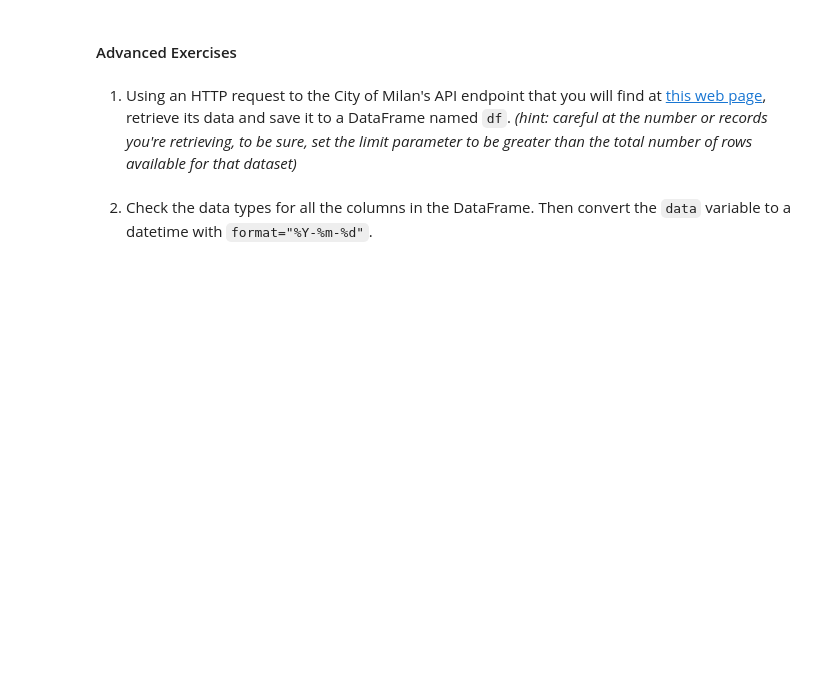
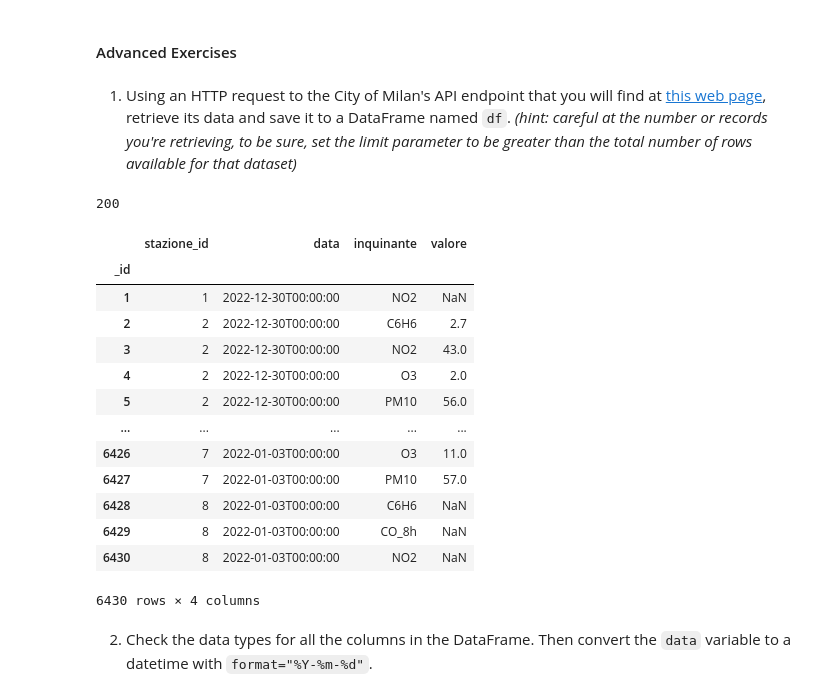
Before and after one commit to extra-jalapenos/python-apis, a Jupyter notebook: 7b Homework.ipynb, the cells around one changed output. Drawn from its saved outputs; the diff is of its cells as text; code cells hidden in the pictures; blank space fills up the shorter version.

```diff
--- a/7b Homework.ipynb
+++ b/7b Homework.ipynb
@@ -118,5 +118,30 @@ Either nail polish or lip liner, depending on how marketing sees their target de
 #### Advanced Exercises
 # %% [markdown]
 1. Using an HTTP request to the City of Milan's API endpoint that you will find at [this web page](https://dati.comune.milano.it/dataset/ds411-rilevazione-qualita-aria-2022/resource/e1cc82ec-97bb-463c-a3fb-b61be60f0956), retrieve its data and save it to a DataFrame named `df`. *(hint: careful at the number or records you're retrieving, to be sure, set the limit parameter to be greater than the total number of rows available for that dataset)*
+# %%
+records_count = 10000
+response = requests.get("https://dati.comune.milano.it/api/3/action/datastore_search?resource_id=e1cc82ec-97bb-463c-a3fb-b61be60f0956&limit="+str(records_count))
+response.status_code
+# %% [output]
+200
+# %%
+data = response.json()
+df = pd.DataFrame.from_records(data["result"]["records"], index="_id")
+df
+# %% [output]
+|  | stazione_id | data | inquinante | valore |
+| _id |  |  |  |  |
+| 1 | 1 | 2022-12-30T00:00:00 | NO2 | NaN |
+| 2 | 2 | 2022-12-30T00:00:00 | C6H6 | 2.7 |
+| 3 | 2 | 2022-12-30T00:00:00 | NO2 | 43.0 |
+| 4 | 2 | 2022-12-30T00:00:00 | O3 | 2.0 |
+| 5 | 2 | 2022-12-30T00:00:00 | PM10 | 56.0 |
+| ... | ... | ... | ... | ... |
+| 6426 | 7 | 2022-01-03T00:00:00 | O3 | 11.0 |
+| 6427 | 7 | 2022-01-03T00:00:00 | PM10 | 57.0 |
+| 6428 | 8 | 2022-01-03T00:00:00 | C6H6 | NaN |
+| 6429 | 8 | 2022-01-03T00:00:00 | CO_8h | NaN |
+| 6430 | 8 | 2022-01-03T00:00:00 | NO2 | NaN |
+6430 rows × 4 columns
 # %% [markdown]
 2. Check the data types for all the columns in the DataFrame. Then convert the `data` variable to a datetime with `format="%Y-%m-%d"`.
```
Also changed, not shown: parts of 11 cells of this notebook.
